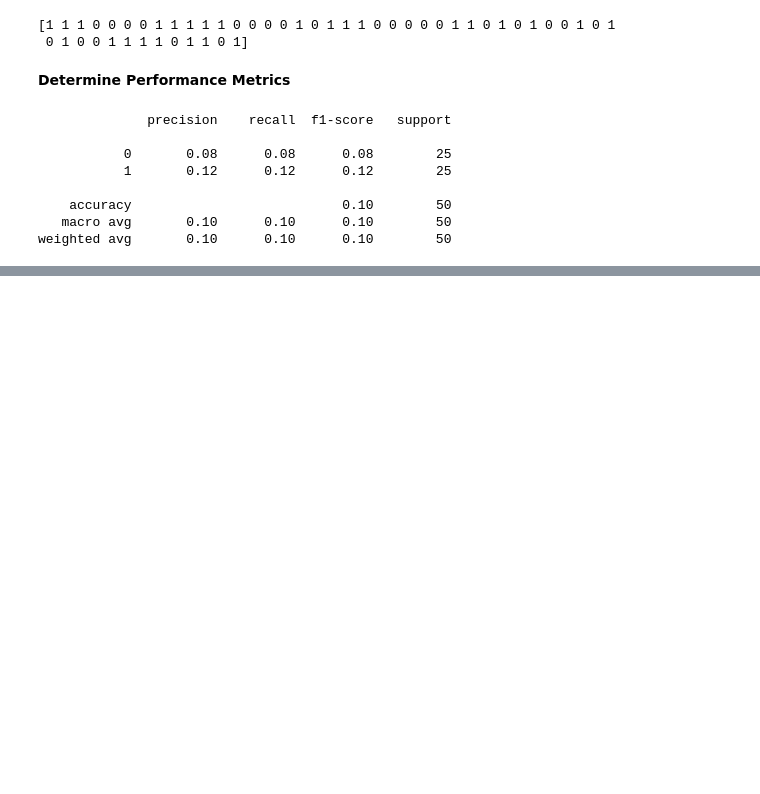
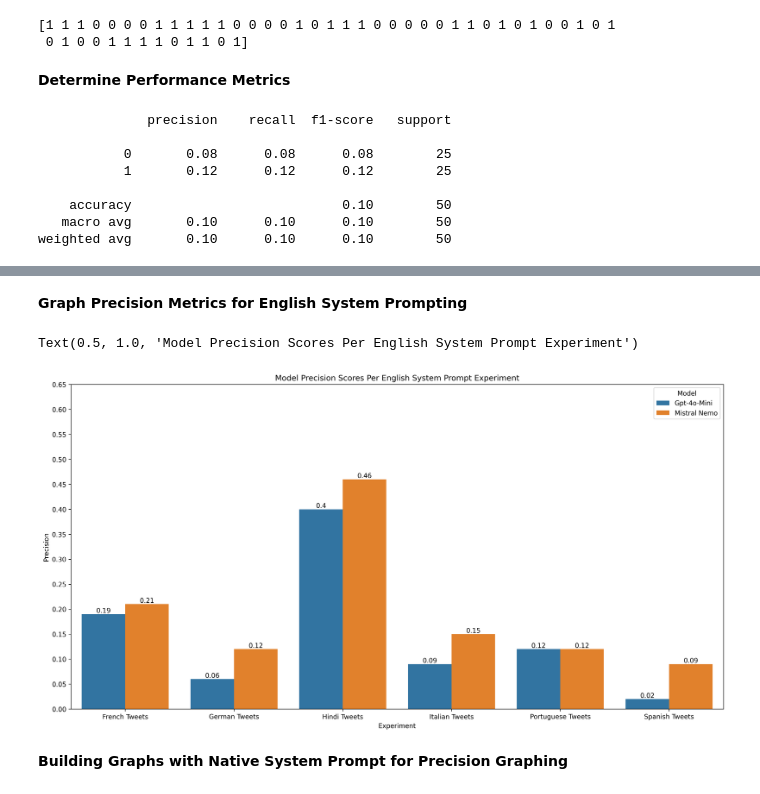
Before and after one commit to GoodGuyGregory/llm-psu-assignment-3, a Jupyter notebook: Assignment_3.ipynb, the cells around one changed output, grey strips where cells are left out. Saved outputs shown, nothing was run; the diff lists cells and outputs as text; code cells hidden in the pictures; blank space fills up the shorter version.

Commit message:
adds performance graphing metrics for each model

```diff
--- a/Assignment_3.ipynb
+++ b/Assignment_3.ipynb
@@ -2246,0 +2366,20 @@ weighted avg       0.10      0.10      0.10        50
+# %% [markdown]
+**Graph Precision Metrics for English System Prompting**
+# %%
+import numpy as np
+import matplotlib.pyplot as plt
+import seaborn as sns
+
+plt.figure(figsize=(18,9 ), dpi=300)
+y_range = np.arange(0.0,0.7,0.05)
+
+ax = sns.barplot(data=df_precision_english, x=df_precision_english['Experiment'], y=df_precision_english['Precision'], hue=df_precision_english['Model'])
+ax.bar_label(ax.containers[0], fontsize=10);
+ax.bar_label(ax.containers[1], fontsize=10);
+plt.yticks(ticks=y_range)
+plt.title('Model Precision Scores Per English System Prompt Experiment')
+# %% [output]
+Text(0.5, 1.0, 'Model Precision Scores Per English System Prompt Experiment')
+[figure, added]
+# %% [markdown]
+**Building Graphs with Native System Prompt for Precision Graphing**
```
Also changed, not shown: parts of 25 cells of this notebook.
